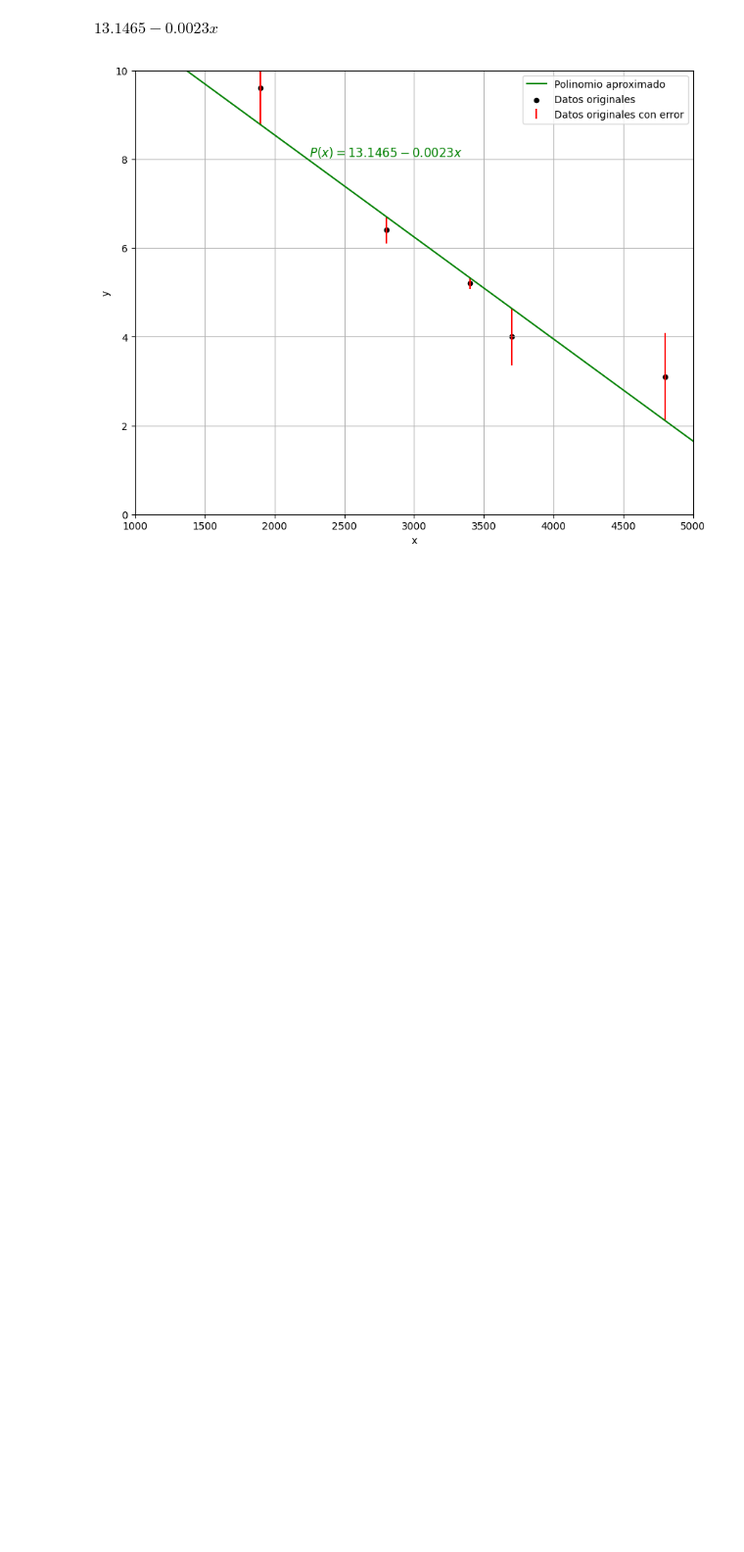
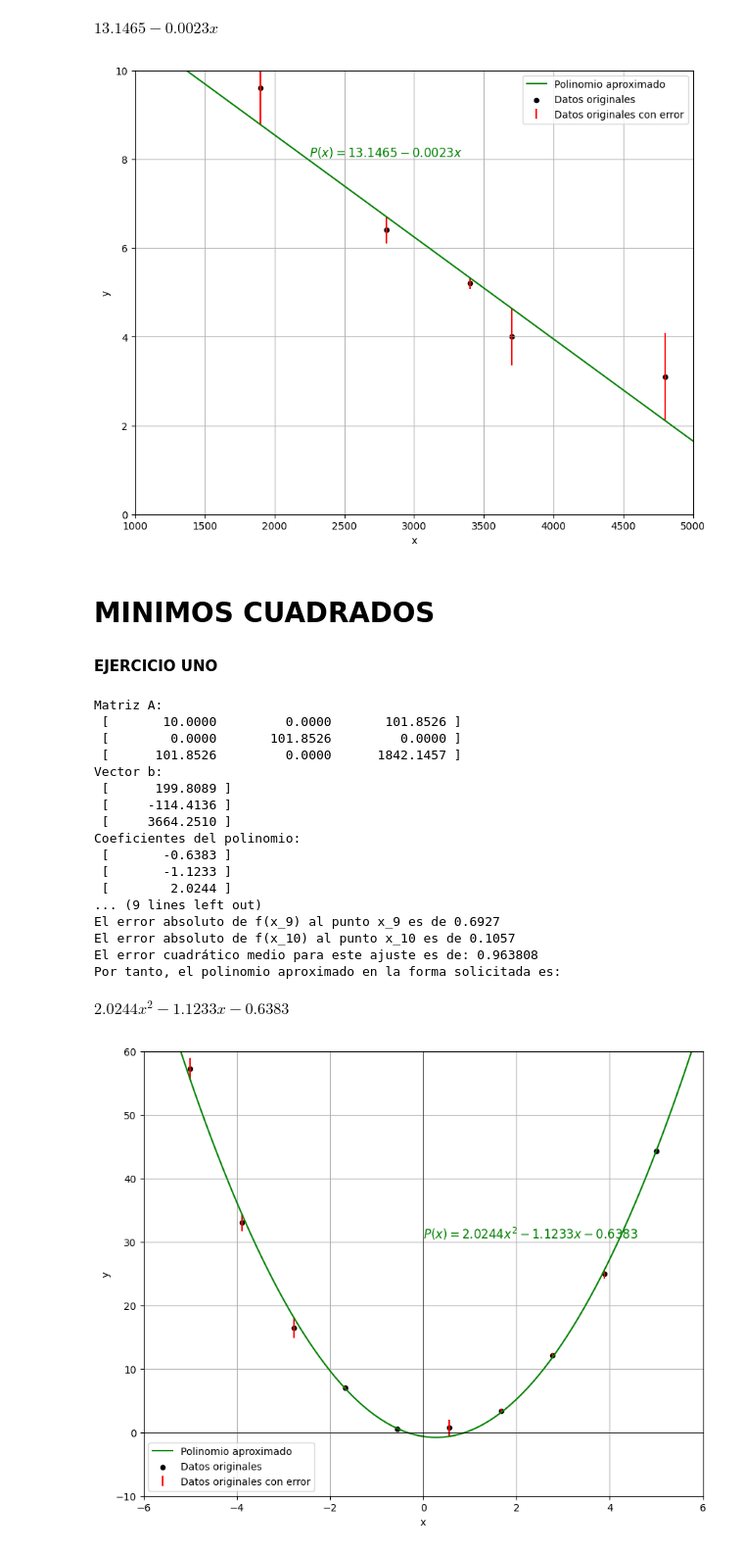
Before and after one commit to ImYasid/METODOS_NUMERICOS, a Jupyter notebook: [TAREAS]/[TAREA 08]/[Tarea 08] Ejercicios Unidad 03-C mínimos cuadrados.ipynb, the cells around one changed output. Shown: that part at 98% size. Drawn from its saved outputs; the diff is of its cells as text; code cells hidden in the pictures; blank space fills up the shorter version.

```diff
--- a/[TAREAS]/[TAREA 08]/[Tarea 08] Ejercicios Unidad 03-C mínimos cuadrados.ipynb
+++ b/[TAREAS]/[TAREA 08]/[Tarea 08] Ejercicios Unidad 03-C mínimos cuadrados.ipynb
@@ -430,3 +430,57 @@ El error cuadrático medio para este ajuste es de: 0.436054
 Por tanto, el polinomio aproximado en la forma solicitada es:
 $\displaystyle 13.1465 - 0.0023 x$
 [figure]
+# %% [markdown]
+# MINIMOS CUADRADOS
+#### EJERCICIO UNO
+# %%
+xs1 = [
+    -5.0000,
+    -3.8889,
+    -2.7778,
+    -1.6667,
+    -0.5556,
+    0.5556,
+    1.6667,
+    2.7778,
+    3.8889,
+    5.0000,
+]
+ys1 = [
+    57.2441,
+    33.0303,
+    16.4817,
+    7.0299,
+    0.5498,
+    0.7117,
+    3.4185,
+    12.1767,
+    24.9167,
+    44.2495,
+]
+
+%autoreload 2
+
+a,b = minimosCuadrados(len(xs1),2,xs1,ys1)
+c = hallarCoef(a,b)
+graficar(xs1,ys1,c,'green',[-6, 6],[-10, 60],0,30,1)
+# %% [output]
+Matriz A:
+ [       10.0000         0.0000       101.8526 ]
+ [        0.0000       101.8526         0.0000 ]
+ [      101.8526         0.0000      1842.1457 ]
+Vector b:
+ [      199.8089 ]
+ [     -114.4136 ]
+ [     3664.2510 ]
+Coeficientes del polinomio:
+ [       -0.6383 ]
+ [       -1.1233 ]
+ [        2.0244 ]
+... (9 lines left out)
+El error absoluto de f(x_9) al punto x_9 es de 0.6927
+El error absoluto de f(x_10) al punto x_10 es de 0.1057
+El error cuadrático medio para este ajuste es de: 0.963808
+Por tanto, el polinomio aproximado en la forma solicitada es:
+$\displaystyle 2.0244 x^{2} - 1.1233 x - 0.6383$
+[figure, added]
```
Also changed, not shown: parts of 2 cells of this notebook, 3 other files.
